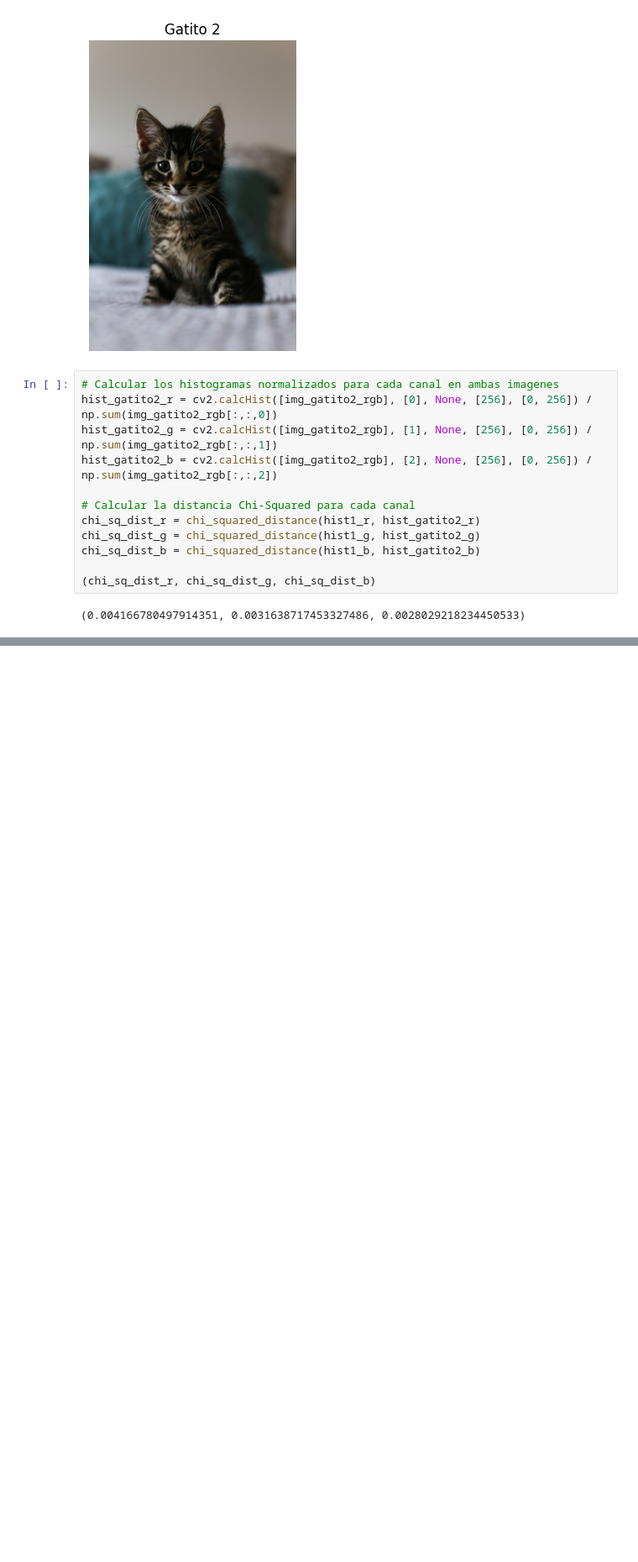
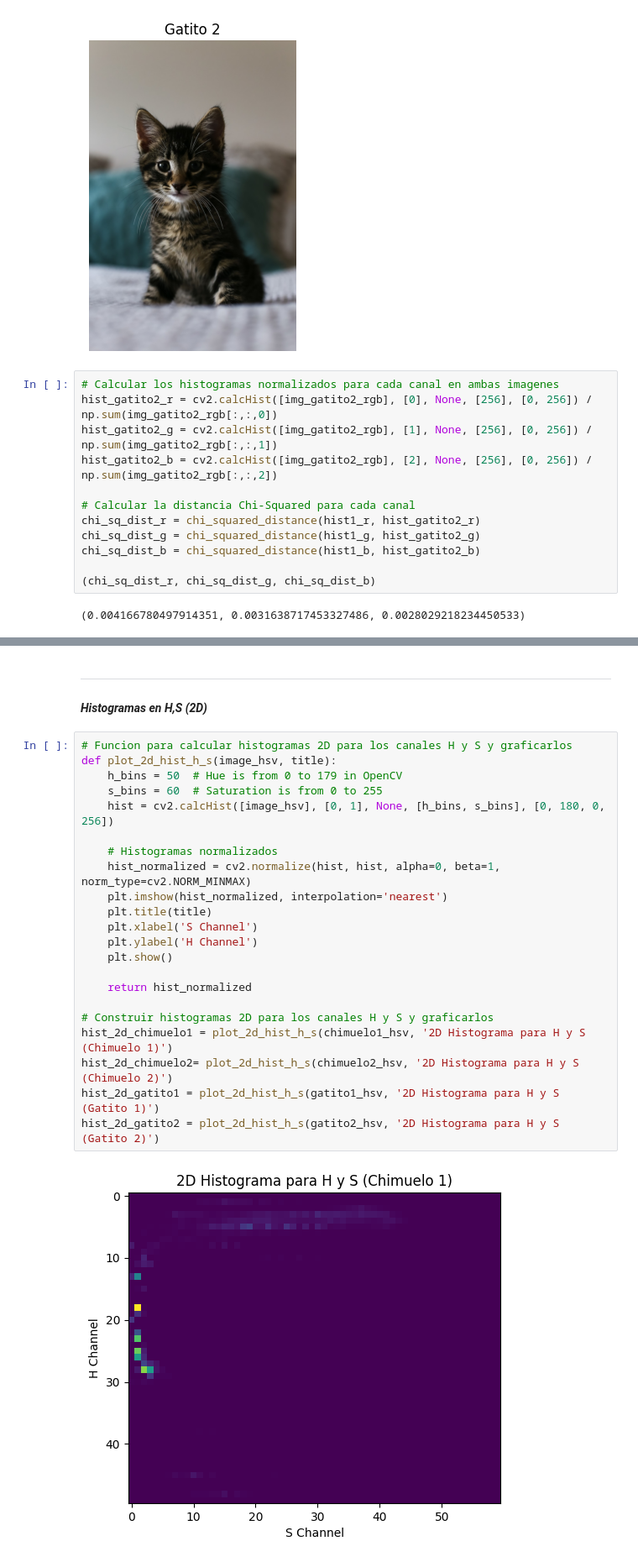
Before and after one commit to stefanoaragoni/computerVision_lista01, a Jupyter notebook: Lista01_Ejercicio2.ipynb, the cells around one changed output, grey strips where cells are left out. Shown at 84% size. Drawn from its saved outputs; the diff is of its cells as text; blank space fills up the shorter version.

```diff
--- a/Lista01_Ejercicio2.ipynb
+++ b/Lista01_Ejercicio2.ipynb
@@ -267,0 +228,27 @@ plt.show()
+# %% [markdown]
+___
+#### *Histogramas en H,S (2D)*
+# %%
+# Funcion para calcular histogramas 2D para los canales H y S y graficarlos
+def plot_2d_hist_h_s(image_hsv, title):
+    h_bins = 50  # Hue is from 0 to 179 in OpenCV
+    s_bins = 60  # Saturation is from 0 to 255
+    hist = cv2.calcHist([image_hsv], [0, 1], None, [h_bins, s_bins], [0, 180, 0, 256])
+
+    # Histogramas normalizados
+    hist_normalized = cv2.normalize(hist, hist, alpha=0, beta=1, norm_type=cv2.NORM_MINMAX)
+    plt.imshow(hist_normalized, interpolation='nearest')
+    plt.title(title)
+    plt.xlabel('S Channel')
+    plt.ylabel('H Channel')
+    plt.show()
+
+    return hist_normalized
+
+# Construir histogramas 2D para los canales H y S y graficarlos
+hist_2d_chimuelo1 = plot_2d_hist_h_s(chimuelo1_hsv, '2D Histograma para H y S (Chimuelo 1)')
+hist_2d_chimuelo2= plot_2d_hist_h_s(chimuelo2_hsv, '2D Histograma para H y S (Chimuelo 2)')
+hist_2d_gatito1 = plot_2d_hist_h_s(gatito1_hsv, '2D Histograma para H y S (Gatito 1)')
+hist_2d_gatito2 = plot_2d_hist_h_s(gatito2_hsv, '2D Histograma para H y S (Gatito 2)')
+# %% [output]
+[figure, added]
```
Also changed, not shown: parts of 13 cells of this notebook.
